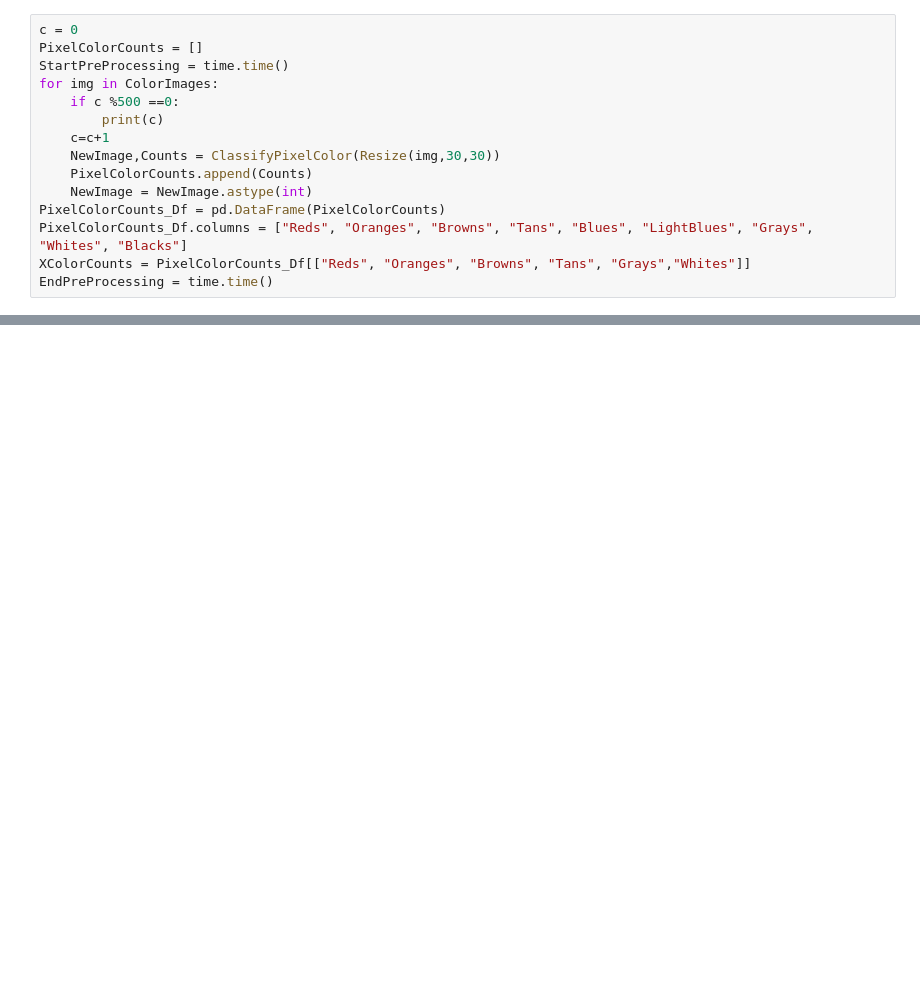
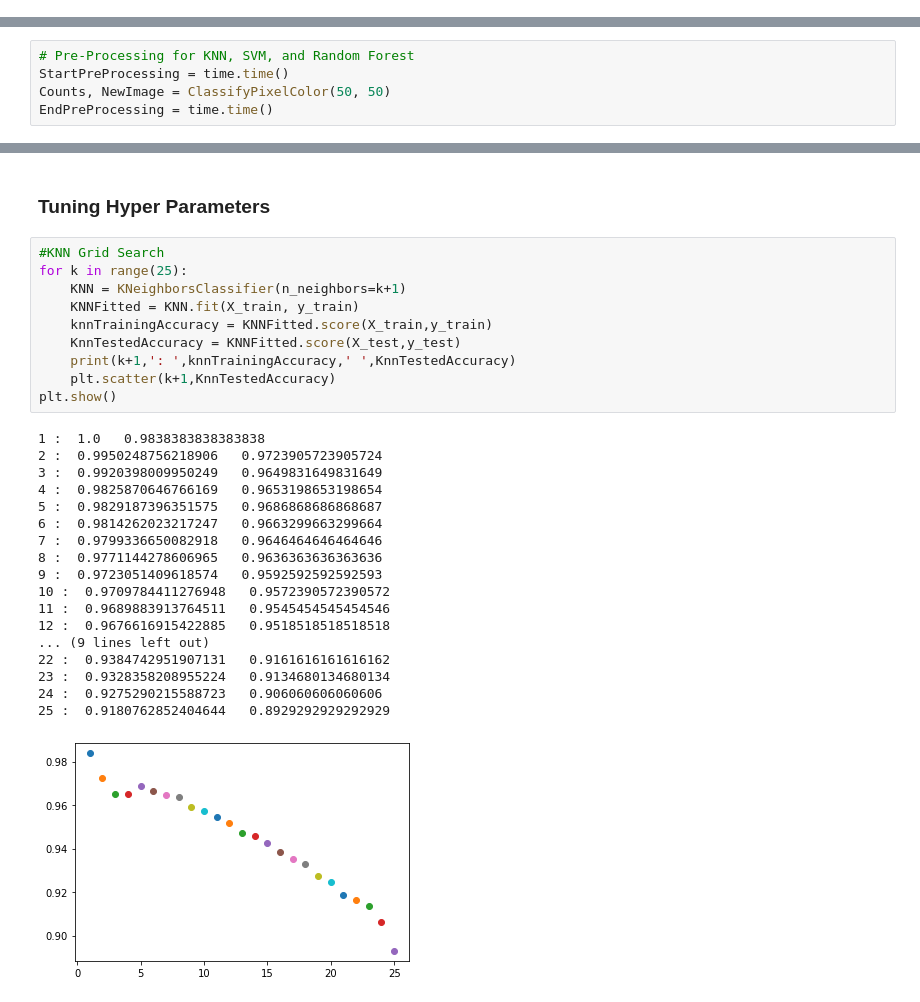
Before and after one commit to DDeGroot1/Capstone, a Jupyter notebook: CapStone.ipynb, the cells around one changed output, grey strips where cells are left out. Drawn from its saved outputs; the diff is of its cells as text; blank space fills up the shorter version.

```diff
--- a/CapStone.ipynb
+++ b/CapStone.ipynb
@@ -389,15 +0,0 @@ plt.show()
-# %%
-c = 0
-PixelColorCounts = []
-StartPreProcessing = time.time()
-for img in ColorImages:
-    if c %500 ==0:
-        print(c)
-    c=c+1
-    NewImage,Counts = ClassifyPixelColor(Resize(img,30,30))
-    PixelColorCounts.append(Counts)
-    NewImage = NewImage.astype(int)
-PixelColorCounts_Df = pd.DataFrame(PixelColorCounts)
-PixelColorCounts_Df.columns = ["Reds", "Oranges", "Browns", "Tans", "Blues", "LightBlues", "Grays", "Whites", "Blacks"]
-XColorCounts = PixelColorCounts_Df[["Reds", "Oranges", "Browns", "Tans", "Grays","Whites"]]
-EndPreProcessing = time.time()
@@ -669,0 +485,5 @@ plt.imshow(edges, cmap = 'gray')
+# %%
+# Pre-Processing for KNN, SVM, and Random Forest
+StartPreProcessing = time.time()
+Counts, NewImage = ClassifyPixelColor(50, 50)
+EndPreProcessing = time.time()
@@ -669,0 +640,31 @@ plt.imshow(edges, cmap = 'gray')
+# %% [markdown]
+### Tuning Hyper Parameters
+# %%
+#KNN Grid Search
+for k in range(25):
+    KNN = KNeighborsClassifier(n_neighbors=k+1)
+    KNNFitted = KNN.fit(X_train, y_train)
+    knnTrainingAccuracy = KNNFitted.score(X_train,y_train)
+    KnnTestedAccuracy = KNNFitted.score(X_test,y_test)
+    print(k+1,': ',knnTrainingAccuracy,' ',KnnTestedAccuracy)
+    plt.scatter(k+1,KnnTestedAccuracy)
+plt.show()
+# %% [output]
+1 :  1.0   0.9838383838383838
+2 :  0.9950248756218906   0.9723905723905724
+3 :  0.9920398009950249   0.9649831649831649
+4 :  0.9825870646766169   0.9653198653198654
+5 :  0.9829187396351575   0.9686868686868687
+6 :  0.9814262023217247   0.9663299663299664
+7 :  0.9799336650082918   0.9646464646464646
+8 :  0.9771144278606965   0.9636363636363636
+9 :  0.9723051409618574   0.9592592592592593
+10 :  0.9709784411276948   0.9572390572390572
+11 :  0.9689883913764511   0.9545454545454546
+12 :  0.9676616915422885   0.9518518518518518
+... (9 lines left out)
+22 :  0.9384742951907131   0.9161616161616162
+23 :  0.9328358208955224   0.9134680134680134
+24 :  0.9275290215588723   0.906060606060606
+25 :  0.9180762852404644   0.8929292929292929
+[figure, added]
```
Also changed, not shown: parts of 43 cells of this notebook, 17 other files.
